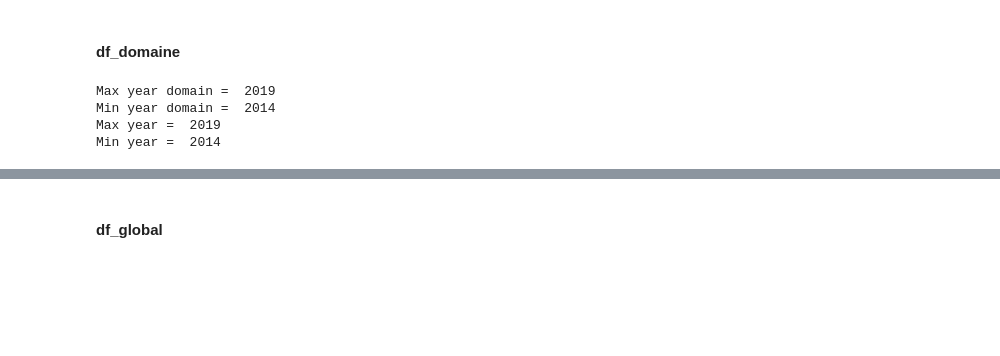
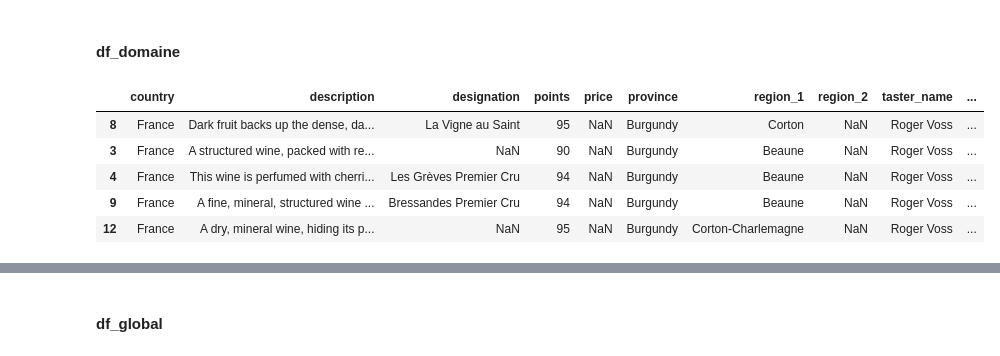
Before and after one commit to celeste-daleo/wine-market-study, a Jupyter notebook: wine_marke_study.ipynb, the cells around one changed output, grey strips where cells are left out. Cells and saved outputs as stored; diff of their text form; code cells hidden in the pictures; blank space fills up the shorter version.

```diff
--- a/wine_marke_study.ipynb
+++ b/wine_marke_study.ipynb
@@ -244,5 +246,14 @@ def analize_descriptions(my_df, my_col, n):
 ### Datasets prepping
 # %% [markdown]
 #### df_domaine
+# %%
+df_domaine.sample(5)
+# %% [output]
+|  | country | description | designation | points | price | province | region_1 | region_2 | taster_name | ... |
+| 8 | France | Dark fruit backs up the dense, da... | La Vigne au Saint | 95 | NaN | Burgundy | Corton | NaN | Roger Voss | ... |
+| 3 | France | A structured wine, packed with re... | NaN | 90 | NaN | Burgundy | Beaune | NaN | Roger Voss | ... |
+| 4 | France | This wine is perfumed with cherri... | Les Grèves Premier Cru | 94 | NaN | Burgundy | Beaune | NaN | Roger Voss | ... |
+| 9 | France | A fine, mineral, structured wine ... | Bressandes Premier Cru | 94 | NaN | Burgundy | Beaune | NaN | Roger Voss | ... |
+| 12 | France | A dry, mineral wine, hiding its p... | NaN | 95 | NaN | Burgundy | Corton-Charlemagne | NaN | Roger Voss | ... |
 # %%
 # Creation of col year
@@ -256,18 +269,6 @@ def extract_years_1(string):
 # Apply the function to each element in the 'title' column
 df_domaine['year'] = df_domaine['title'].apply(extract_years_1)
 # %%
-# Decide on time span of analysis
+# Set time span of analysis
 max_year_domain = df_domaine['year'].max()
 min_year_domain = df_domaine['year'].min()
-print("Max year domain = ", max_year_domain)
-print("Min year domain = ", min_year_domain)
-
-max_year = max_year_domain
-min_year = min_year_domain
-print("Max year = ", max_year)
-print("Min year = ", min_year)
-# %% [output]
-Max year domain =  2019
-Min year domain =  2014
-Max year =  2019
-Min year =  2014
```
Also changed, not shown: parts of 61 cells of this notebook.
